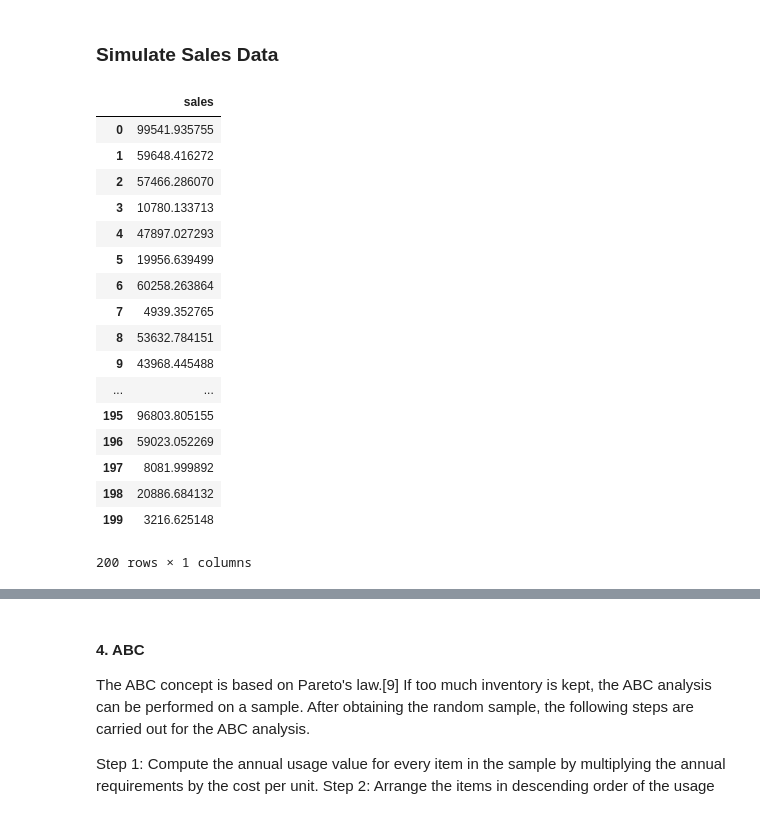
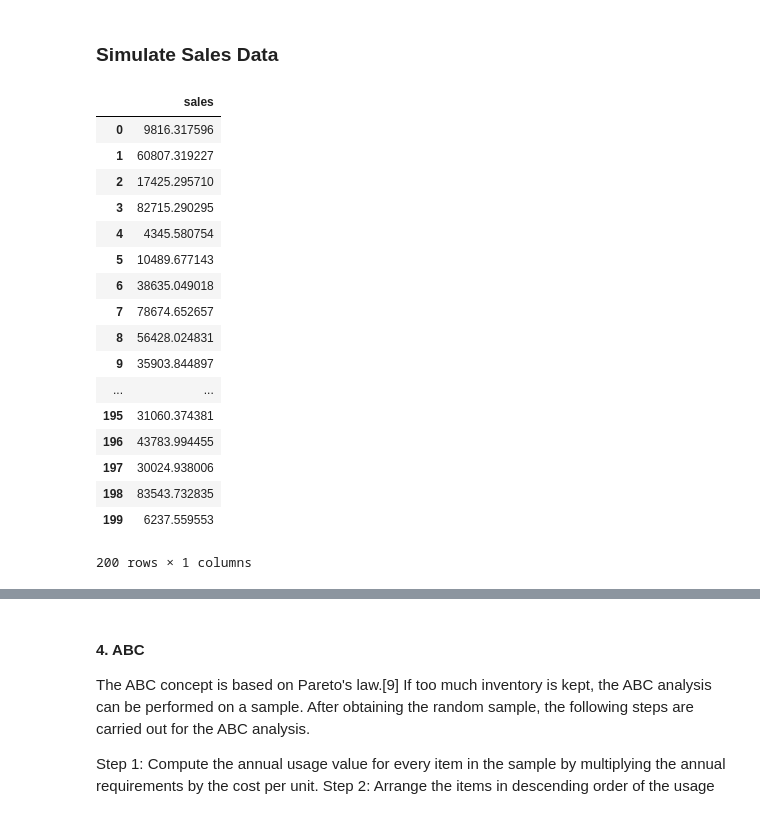
Before and after one commit to pcaulfie/ProgDA-Project, a Jupyter notebook: ProgDA-Project.ipynb, the cells around one changed output, grey strips where cells are left out. Saved outputs shown, nothing was run; the diff lists cells and outputs as text; code cells hidden in the pictures.

```diff
--- a/ProgDA-Project.ipynb
+++ b/ProgDA-Project.ipynb
@@ -65,32 +103,31 @@ parts.to_frame() # https://pandas.pydata.org/pandas-docs/stable/reference/api/pa
 # %%
 # Generate 200 random values uniformly distributed between 100 and 99999 to to simulate annual sales
 # https://www.geo.fu-berlin.de/en/v/soga/Basics-of-statistics/Continous-Random-Variables/Continuous-Uniform-Distribution/Continuous-Uniform-Distribution-in-R/index.html
 
 # Define paramters for the function
 a = 100 # a is the minimum
 b = 99999 # b is the maximum
 size = 200 # size is the number of samples
 
-# create a dataframe called uni, which contains an array of 30 random floating point numbers between 0 and 1.
-sales =pd.Series(np.random.uniform(a, b, size),name="sales")
-# Convert Series to DataFrame.
-sales.to_frame() # https://pandas.pydata.org/pandas-docs/stable/reference/api/pandas.Series.to_frame.html
+# create a dataframe called sales, which contains an array of 200 random floating point numbers between 100 and 99999.
+# Solution adapted from https://stackoverflow.com/a/23671779
+df3 = pd.DataFrame(np.random.uniform(a, b, size), columns=['sales'])
 # %% [output]
 |  | sales |
-| 0 | 99541.935755 |
-| 1 | 59648.416272 |
-| 2 | 57466.286070 |
-| 3 | 10780.133713 |
-| 4 | 47897.027293 |
-| 5 | 19956.639499 |
-| 6 | 60258.263864 |
-| 7 | 4939.352765 |
-| 8 | 53632.784151 |
-| 9 | 43968.445488 |
+| 0 | 9816.317596 |
+| 1 | 60807.319227 |
+| 2 | 17425.295710 |
+| 3 | 82715.290295 |
+| 4 | 4345.580754 |
+| 5 | 10489.677143 |
+| 6 | 38635.049018 |
+| 7 | 78674.652657 |
+| 8 | 56428.024831 |
+| 9 | 35903.844897 |
 | ... | ... |
-| 195 | 96803.805155 |
-| 196 | 59023.052269 |
-| 197 | 8081.999892 |
-| 198 | 20886.684132 |
-| 199 | 3216.625148 |
+| 195 | 31060.374381 |
+| 196 | 43783.994455 |
+| 197 | 30024.938006 |
+| 198 | 83543.732835 |
+| 199 | 6237.559553 |
 200 rows × 1 columns
```
Also changed, not shown: parts of 11 cells of this notebook.
